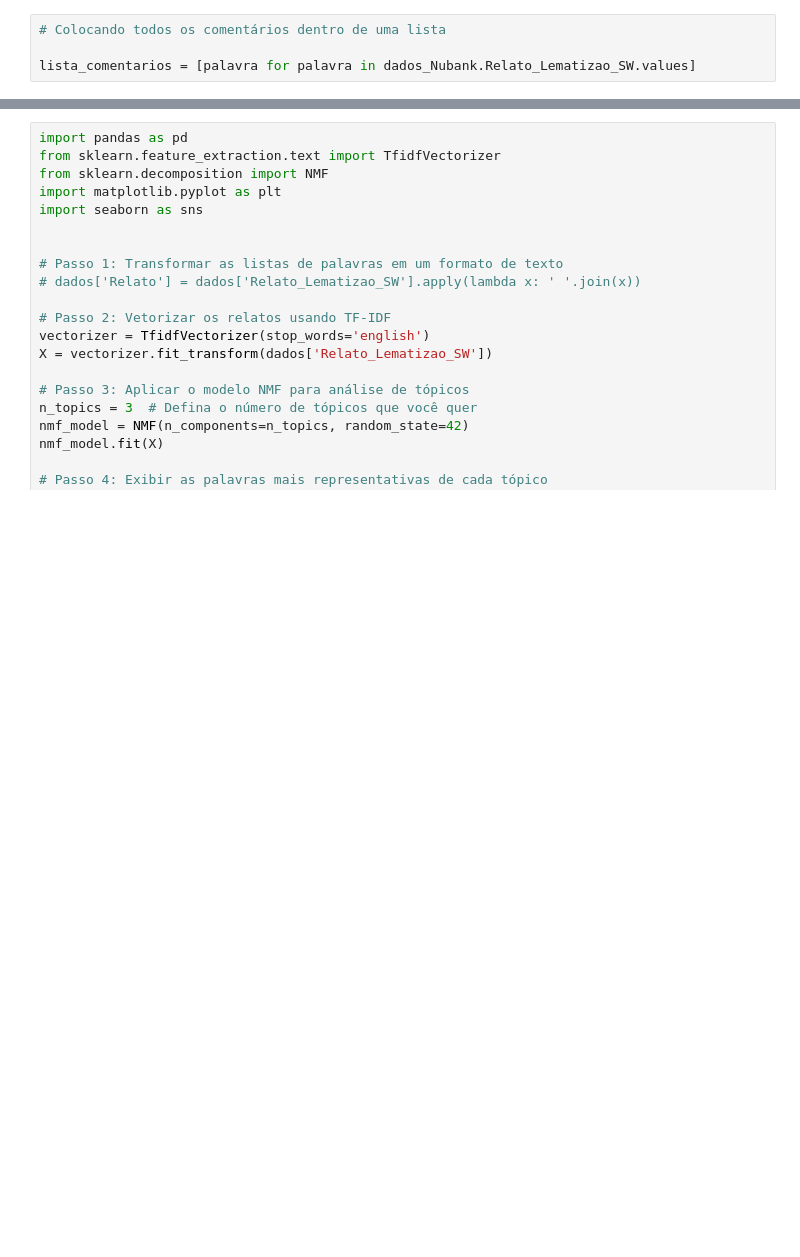
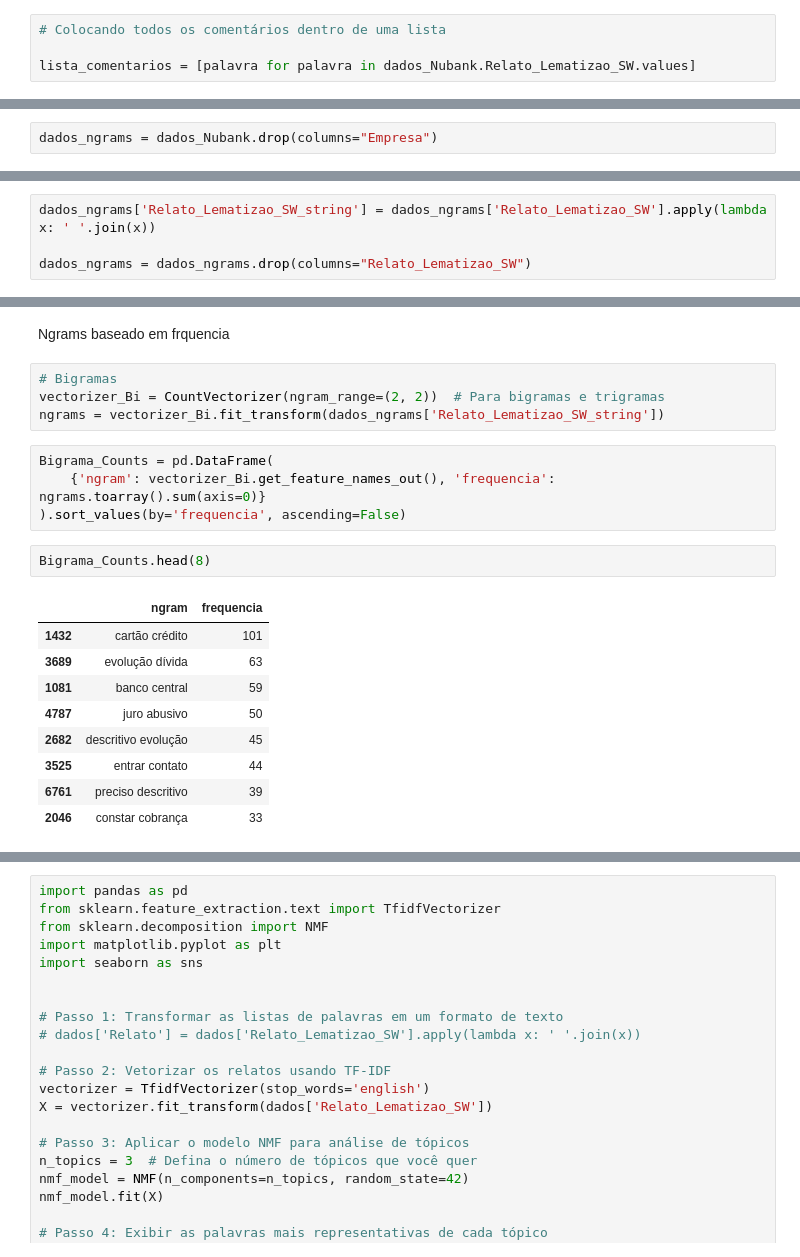
Before and after one commit to alyssonmontovanelli/PLN_Text_Analysis, a Jupyter notebook: PLN/frequency_analysis.ipynb, the cells around one changed output, grey strips where cells are left out. Saved outputs shown, nothing was run; the diff lists cells and outputs as text; blank space fills up the shorter version.

Commit message:
contador_palavras_bigrama_trigrama

```diff
--- a/PLN/frequency_analysis.ipynb
+++ b/PLN/frequency_analysis.ipynb
@@ -66,0 +115,2 @@ array(["['pagamento', 'negociacao']",
+# %%
+dados_ngrams = dados_Nubank.drop(columns="Empresa")
@@ -66,0 +124,4 @@ array(["['pagamento', 'negociacao']",
+# %%
+dados_ngrams['Relato_Lematizao_SW_string'] = dados_ngrams['Relato_Lematizao_SW'].apply(lambda x: ' '.join(x))
+
+dados_ngrams = dados_ngrams.drop(columns="Relato_Lematizao_SW")
@@ -66,0 +135,22 @@ array(["['pagamento', 'negociacao']",
+# %% [markdown]
+Ngrams baseado em frquencia
+# %%
+# Bigramas
+vectorizer_Bi = CountVectorizer(ngram_range=(2, 2))  # Para bigramas e trigramas
+ngrams = vectorizer_Bi.fit_transform(dados_ngrams['Relato_Lematizao_SW_string'])
+# %%
+Bigrama_Counts = pd.DataFrame(
+    {'ngram': vectorizer_Bi.get_feature_names_out(), 'frequencia': ngrams.toarray().sum(axis=0)}
+).sort_values(by='frequencia', ascending=False)
+# %%
+Bigrama_Counts.head(8)
+# %% [output]
+|  | ngram | frequencia |
+| 1432 | cartão crédito | 101 |
+| 3689 | evolução dívida | 63 |
+| 1081 | banco central | 59 |
+| 4787 | juro abusivo | 50 |
+| 2682 | descritivo evolução | 45 |
+| 3525 | entrar contato | 44 |
+| 6761 | preciso descritivo | 39 |
+| 2046 | constar cobrança | 33 |
```
Also changed, not shown: parts of 20 cells of this notebook.
